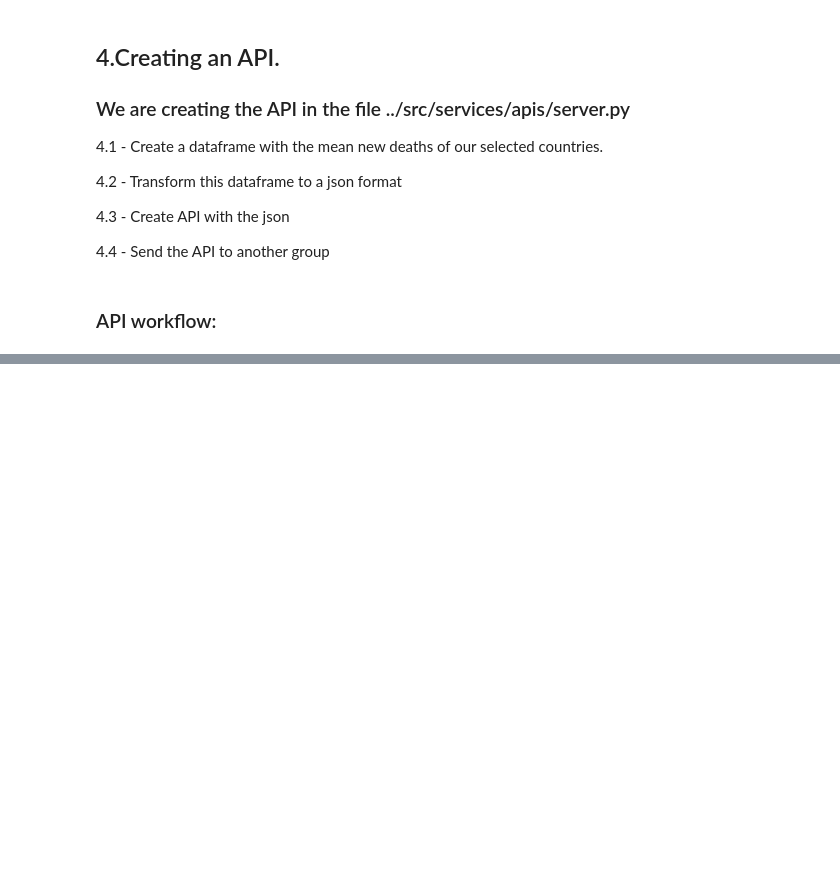
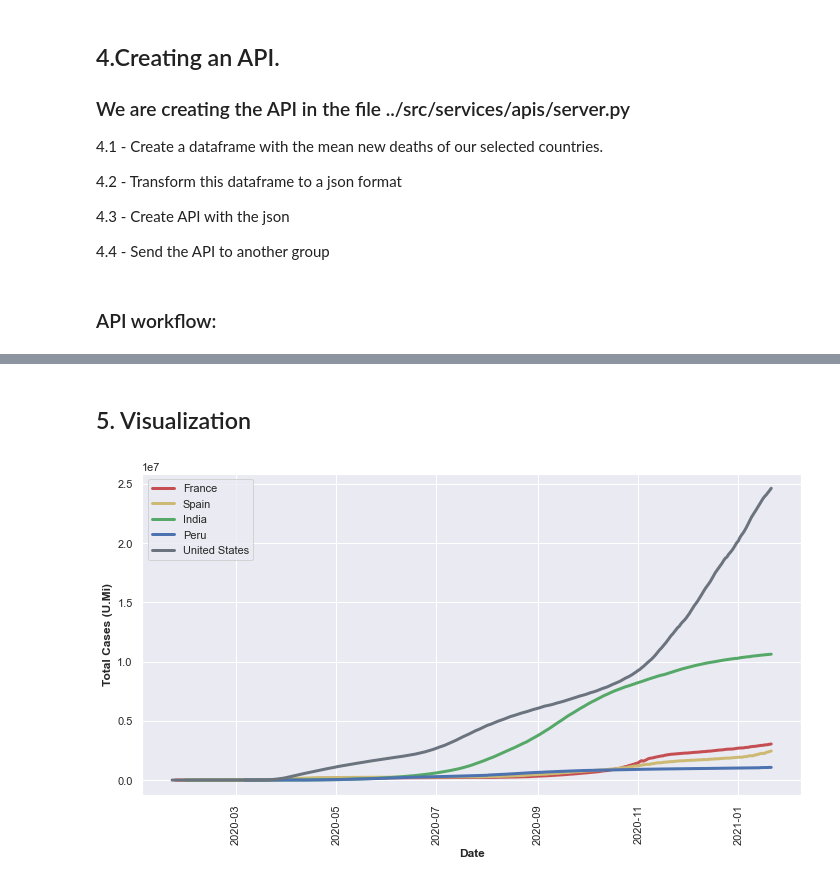
Before and after one commit to KapilDM/Coronavirus_Project, a Jupyter notebook: Coronavirus_Bgroup/src/main.ipynb, the cells around one changed output, grey strips where cells are left out. Saved outputs shown, nothing was run; the diff lists cells and outputs as text; code cells hidden in the pictures; blank space fills up the shorter version.

Commit message:
Añadidas visualizaciones total_cases, total_cases_per_million, life_expectancy y matriz de correlacion. También añadido librerías y 2 funciones en visualizacion_tb

```diff
--- a/Coronavirus_Bgroup/src/main.ipynb
+++ b/Coronavirus_Bgroup/src/main.ipynb
@@ -140,3 +144,47 @@ memory usage: 220.8+ KB
 ### API workflow:
 # %% [markdown]
 ![API](../resources/API_info.png)
+# %% [markdown]
+## 5. Visualization
+# %%
+# Seaborn Visualization
+sns.set()
+
+# Creating the graph
+y_plot = data_final[(data_final["location"] == "France")].total_cases
+x_plot = data_final[(data_final["location"] == "France")].date
+
+y_plot2 = data_final[(data_final["location"] == "Spain")].total_cases
+x_plot2 = data_final[(data_final["location"] == "Spain")].date
+
+y_plot3 = data_final[(data_final["location"] == "India")].total_cases
+x_plot3 = data_final[(data_final["location"] == "India")].date
+
+y_plot4 = data_final[(data_final["location"] == "Peru")].total_cases
+x_plot4 = data_final[(data_final["location"] == "Peru")].date
+
+y_plot5 = data_final[(data_final["location"] == "United States")].total_cases
+x_plot5 = data_final[(data_final["location"] == "United States")].date
+
+plt.figure(figsize=(vis.cm_to_inch(30),vis.cm_to_inch(15)))
+plt.plot(x_plot.values, y_plot, color='r', linewidth= 3, label="France")
+plt.plot(x_plot2.values, y_plot2, color='y', linewidth= 3, label="Spain")
+plt.plot(x_plot3.values, y_plot3, color='g', linewidth= 3, label="India")
+plt.plot(x_plot4.values, y_plot4, color='b', linewidth= 3, label="Peru")
+plt.plot(x_plot5.values, y_plot5,  color='#6B737E', linewidth= 3, label="United States")
+
+# Labels
+plt.xlabel("Date", weight="bold")
+plt.ylabel("Total Cases (U.Mi)", weight="bold")
+plt.xticks(rotation="90")
+plt.legend()
+
+# Saving the graph in a folder - ¿Cómo lo podemos guardar con una ruta que no cambie dependiendo del ordenador?
+name_fig = "\\resources\\Total_Cases.png"
+
+plt.savefig(root_path + name_fig, dpi=300, bbox_inches='tight')
+
+# Showing the graph
+plt.show()
+# %% [output]
+[figure, added]
```
Also changed, not shown: parts of 14 cells of this notebook, 5 other files.
